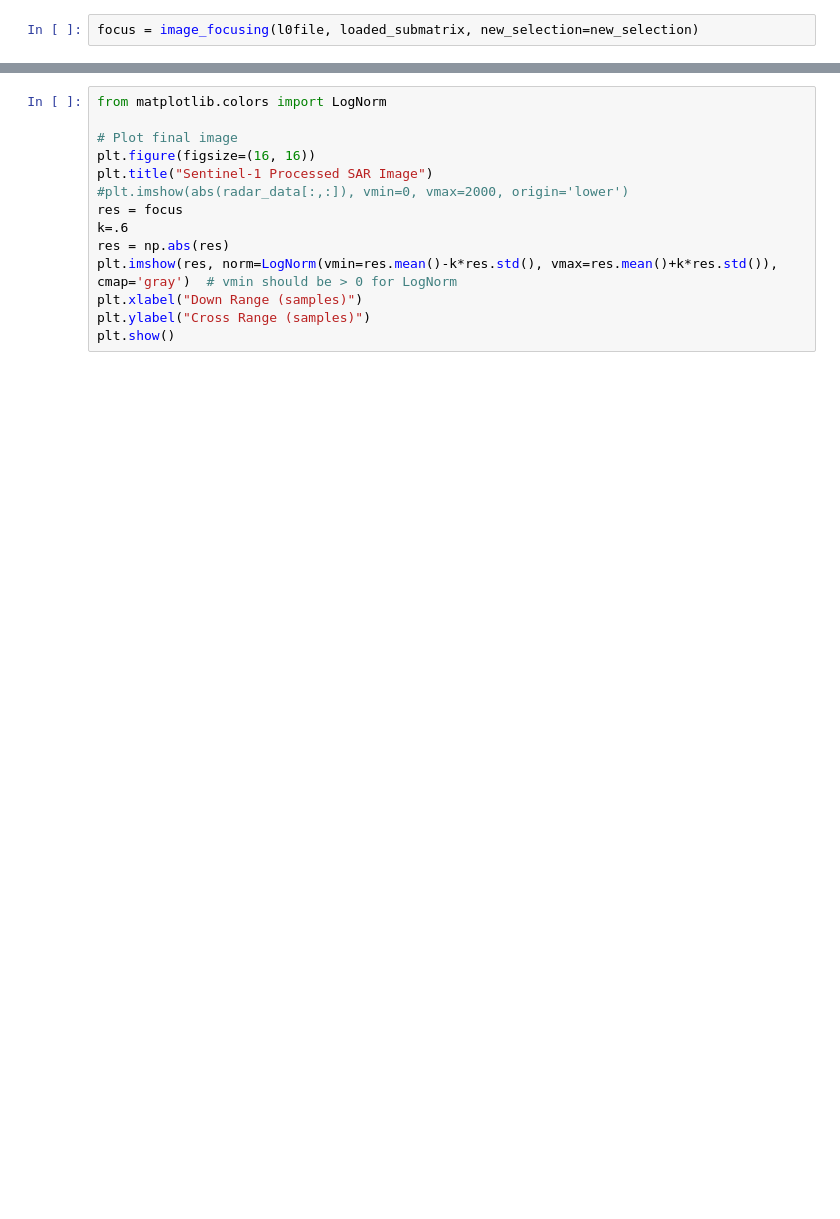
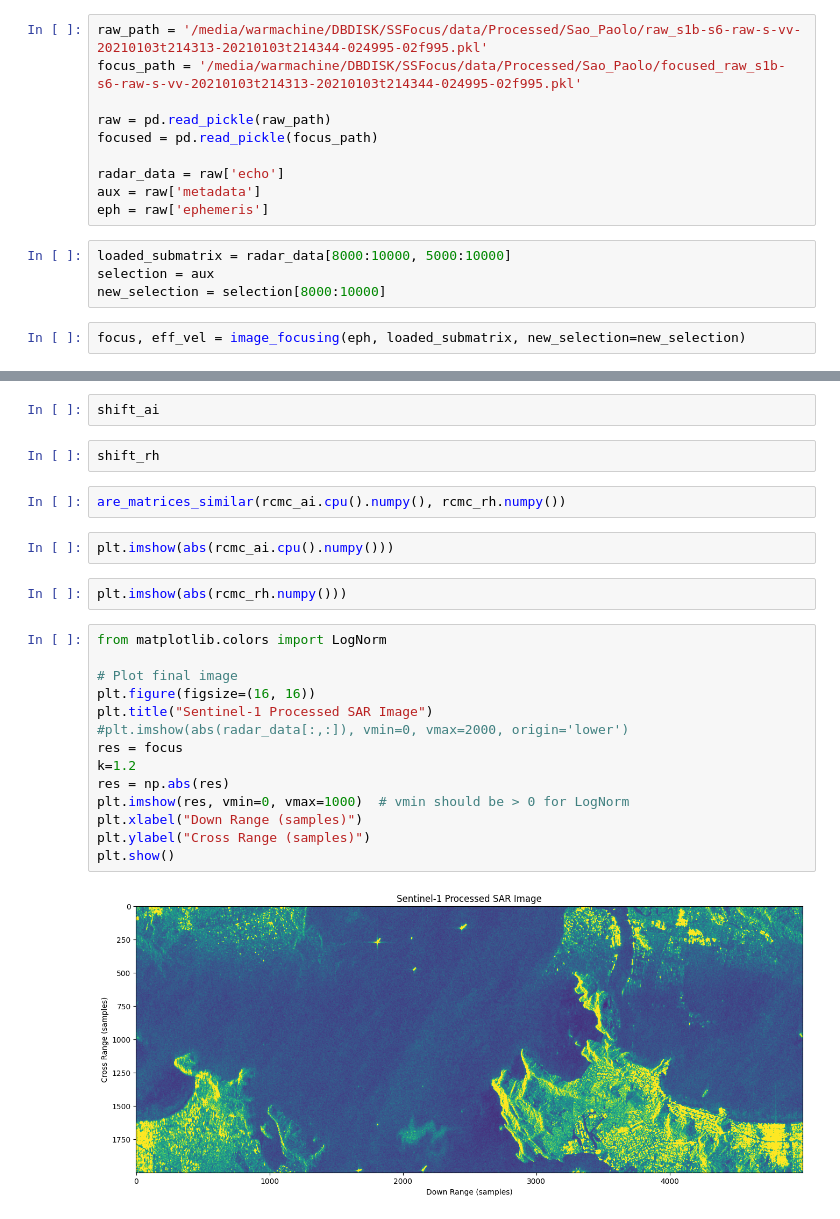
Before and after one commit to sirbastiano/SSFocus, a Jupyter notebook: focus_singletile.ipynb, the cells around one changed output, grey strips where cells are left out. Saved outputs shown, nothing was run; the diff lists cells and outputs as text; blank space fills up the shorter version.

```diff
--- a/focus_singletile.ipynb
+++ b/focus_singletile.ipynb
@@ -228,2 +224,16 @@ new_selection = selection[A:B]
+# %%
+raw_path = '/media/warmachine/DBDISK/SSFocus/data/Processed/Sao_Paolo/raw_s1b-s6-raw-s-vv-20210103t214313-20210103t214344-024995-02f995.pkl'
+focus_path = '/media/warmachine/DBDISK/SSFocus/data/Processed/Sao_Paolo/focused_raw_s1b-s6-raw-s-vv-20210103t214313-20210103t214344-024995-02f995.pkl'
+
+raw = pd.read_pickle(raw_path)
+focused = pd.read_pickle(focus_path)
+
+radar_data = raw['echo']
+aux = raw['metadata']
+eph = raw['ephemeris']
+# %%
+loaded_submatrix = radar_data[8000:10000, 5000:10000]
+selection = aux
+new_selection = selection[8000:10000]
 # %%
-focus = image_focusing(l0file, loaded_submatrix, new_selection=new_selection)
+focus, eff_vel = image_focusing(eph, loaded_submatrix, new_selection=new_selection)
@@ -230,14 +311,26 @@ focus = image_focusing(l0file, loaded_submatrix, new_selection=new_selection)
+# %%
+shift_ai
+# %%
+shift_rh
+# %%
+are_matrices_similar(rcmc_ai.cpu().numpy(), rcmc_rh.numpy())
+# %%
+plt.imshow(abs(rcmc_ai.cpu().numpy()))
+# %%
+plt.imshow(abs(rcmc_rh.numpy()))
 # %%
 from matplotlib.colors import LogNorm
 
 # Plot final image
 plt.figure(figsize=(16, 16))
 plt.title("Sentinel-1 Processed SAR Image")
 #plt.imshow(abs(radar_data[:,:]), vmin=0, vmax=2000, origin='lower')
 res = focus
-k=.6
+k=1.2
 res = np.abs(res)
-plt.imshow(res, norm=LogNorm(vmin=res.mean()-k*res.std(), vmax=res.mean()+k*res.std()), cmap='gray')  # vmin should be > 0 for LogNorm
+plt.imshow(res, vmin=0, vmax=1000)  # vmin should be > 0 for LogNorm
 plt.xlabel("Down Range (samples)")
 plt.ylabel("Cross Range (samples)")
 plt.show()
+# %% [output]
+[figure, added]
```
Also changed, not shown: parts of 13 cells of this notebook, 14 other files.
